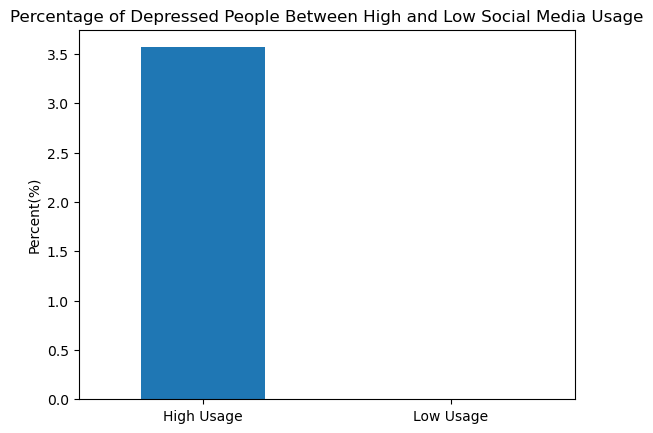
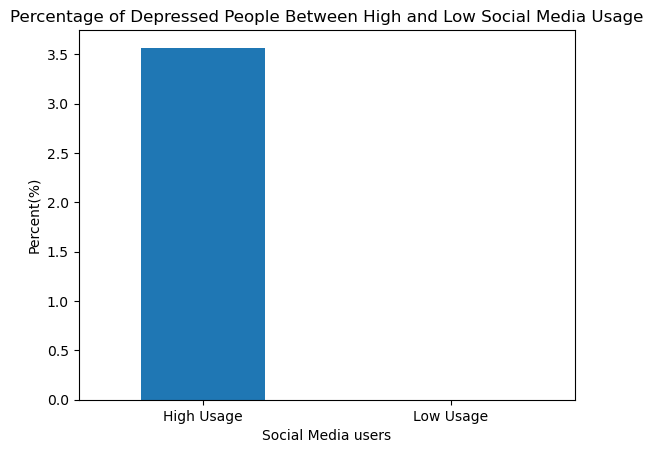
Code edit (unified diff) that turned the first committed figure into the second:
--- before
+++ after
@@ -9,2 +9,3 @@
 plt.xticks(rotation = 0)
 plt.ylabel("Percent(%)")
+plt.xlabel("Social Media users")

Commit: update